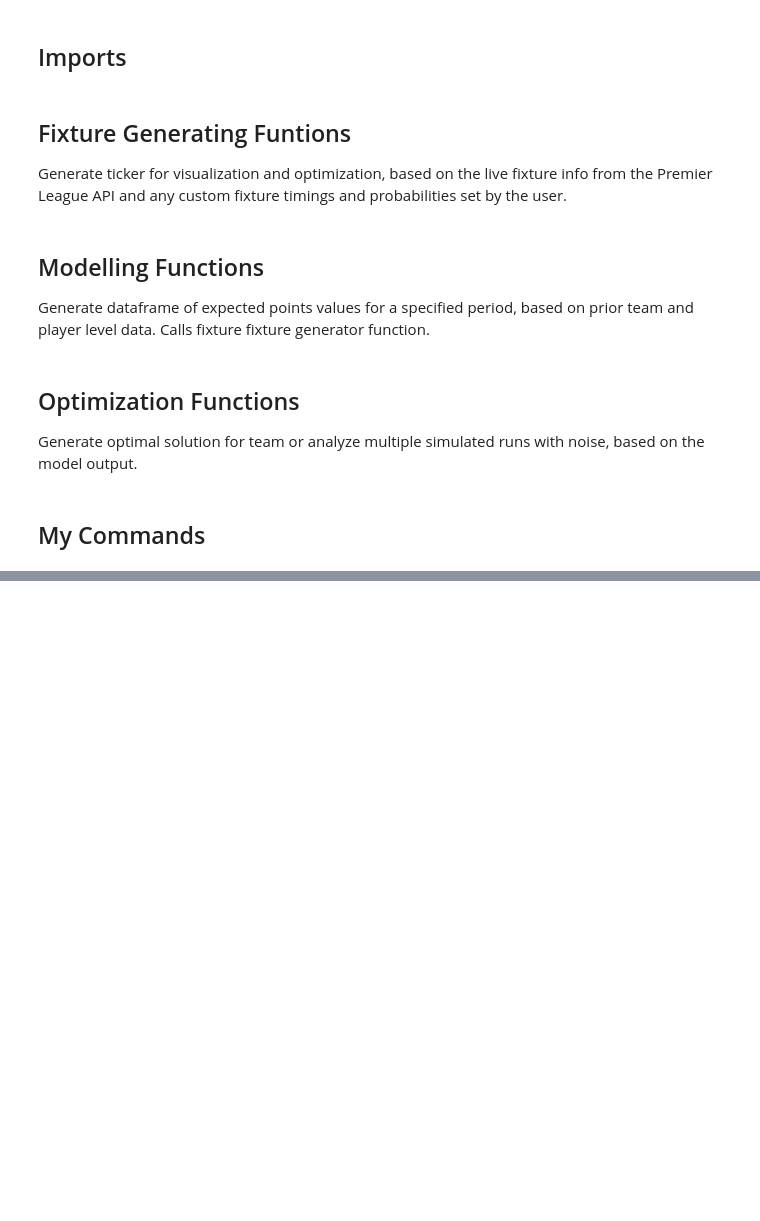
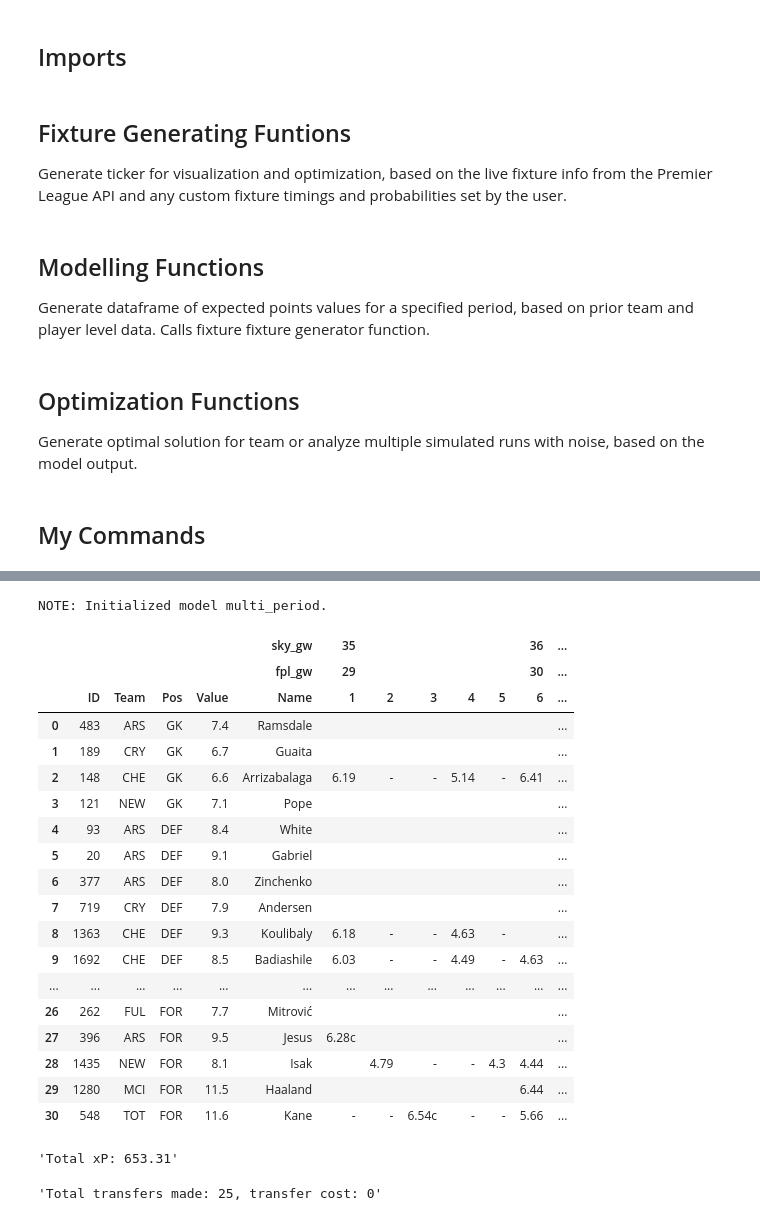
Before and after one commit to SamTroy/SkyFF_Optimization, a Jupyter notebook: notebooks/sky_opt_v1.ipynb, the cells around one changed output, grey strips where cells are left out. Saved outputs shown, nothing was run; the diff lists cells and outputs as text; code cells hidden in the pictures; blank space fills up the shorter version.

```diff
--- a/notebooks/sky_opt_v1.ipynb
+++ b/notebooks/sky_opt_v1.ipynb
@@ -270,7 +270,7 @@ def generate_ticker(gw_range=None, exclude_teams=None, custom_fixtures=None, ext
             md = md_map.loc[md_map['unique_dates']==i,'matchday'].values[0]
             j = str(md)
         md_header.append(j)
-    team_fixtures.columns=[fpl_gw_header, sky_gw_header, md_header, headers]
+    team_fixtures.columns=[sky_gw_header, fpl_gw_header, md_header, headers]
 
 
     formatted_fixtures = team_fixtures.copy()
@@ -414,7 +414,7 @@ def sky_xP_calc(SKY_ID, opp_team, prior_player_data, team_data, xMins, xP_breakd
         xP_breakdown.xP = round(xP_breakdown.xP,2)
     return {'xP': xP, 'xP_breakdown': xP_breakdown}
 
-def generate_model_output(first_md=1, last_md=14, filename_suffix=None, custom_fixtures=None):
+def generate_model_output(first_md=1, last_md=14, filename_suffix=None, custom_fixtures=None, teamsheet_boost=None):
     schedule_name = 'sky_schedule'
     if filename_suffix is not None:
         schedule_name += filename_suffix
@@ -483,6 +483,9 @@ def generate_model_output(first_md=1, last_md=14, filename_suffix=None, custom_f
                     xP = r['xP']
                     if any(c.isdigit() for c in fix_string):
                         xP = xP * int(''.join(filter(str.isdigit, fix_string))) / 100
+                if teamsheet_boost is not None:
+                    if '!' in fix_string:
+                        xP = xP * (1+teamsheet_boost)
             fixture_player_data.loc[p, f'MD_{m}_Pts'] = round(xP, 2)
     skymodel_output = pd.concat([fixture_player_data.loc[:,['SKY ID', 'Name', 'team_name', 'SKY Pos', 'SKY Value']],
                                     fixture_player_data.iloc[:,-(last_md-first_md+1):]],axis = 1)
@@ -599,8 +602,6 @@ def solve_sky_mp(initial_squad, input_data, md_map, next_md=1, last_md=10,
     if force_transfer_out is not None:
         model.add_constraints((squad[force_transfer_out[e][0], force_transfer_out[e][1]] == 0 for e in list(range(len(force_transfer_out)))), name = 'force_transfer_out_players')
         model.add_constraints((squad[force_transfer_out[e][0], force_transfer_out[e][1]-1] == 1 for e in list(range(len(force_transfer_out)))), name = 'force_transfer_out_players_2')
-
-
 
     # Objective
     md_xp = {d: so.expr_sum(points_player_day[p,d] * (squad[p,d] + captain[p,d]) for p in players) for d in matchdays}
@@ -711,7 +712,7 @@ def solve_sky_mp(initial_squad, input_data, md_map, next_md=1, last_md=10,
             k = str(fpl_gw)
         sky_gw_header.append(j)
         fpl_gw_header.append(k)
-    plan_df.columns=[fpl_gw_header, sky_gw_header, columns]
+    plan_df.columns=[sky_gw_header, fpl_gw_header, columns]
 
     transfers_made = int(total_number_of_transfers.get_value())
 
@@ -751,7 +752,6 @@ def solve_sky_mp_noise(initial_squad, input_data, md_map, next_md=1, last_md=10,
     sensitivity_df.loc[:,'1':] = sensitivity_df.loc[:,'1':] * 100 / nsims
     sensitivity_df.loc[:,'1':] = sensitivity_df.loc[:,'1':].astype(int)
 
-
     # Sort the dataframe by initial team and position
     sensitivity_df['max_ocuurences'] = 0
     sensitivity_df['init_team'] = 0
@@ -788,7 +788,7 @@ def solve_sky_mp_noise(initial_squad, input_data, md_map, next_md=1, last_md=10,
             k = str(fpl_gw)
         sky_gw_header.append(j)
         fpl_gw_header.append(k)
-    sensitivity_df.columns=[fpl_gw_header, sky_gw_header, columns]
+    sensitivity_df.columns=[sky_gw_header, fpl_gw_header, columns]
 
     sens = sensitivity_df.style.background_gradient(cmap="RdPu", subset=sensitivity_df.columns[5:]).format(precision=1)
     # sens.set_properties(**{'text-align': 'left'})
@@ -815,7 +815,7 @@ df.loc[len(df)] = ['MCI', 'WHU', ['2023-05-02'], [1]]
 df.loc[len(df)] = ['LIV', 'FUL', ['2023-05-02'], [1]]
 
 # Generate fixture ticker and player EV
-r = generate_model_output(first_md=1, last_md='2023-05-28', filename_suffix=None, custom_fixtures=df)
+r = generate_model_output(first_md=1, last_md='2023-04-31', filename_suffix=None, custom_fixtures=None, teamsheet_boost=0.05)
 md_map = r['md_map']
 display(r['formatted_fixtures'])
 display(r['skymodel_output'].sort_values(by=['Total_Pts'], ascending=False).head(20))
@@ -839,3 +900,40 @@ display(r1['plan'], f"Total xP: {r1['total_xp']}", f"Total transfers made: {r1['
+# %%
+skymodel_output = pd.read_csv('../data/skymodel_output.csv').set_index('SKY ID').fillna(0)
+
+# Sky IDs of all players to include in the initial squad
+team = []
+transfer_cost = 0
+exclusions = None
+
+# Generate optimal solution
+r1 = solve_sky_mp(initial_squad=team, input_data=skymodel_output, md_map=md_map, next_md=1, last_md='2023-04-31',
+                 ta_tot=30, ta_gw=5, objective='decay', decay_base=1, transfer_cost=transfer_cost,
+                 exclusions=exclusions, keeps=None, force_transfer_in=None, force_transfer_out=None, no_transfer_mds=None,
+                 apply_noise=False)
+display(r1['plan'], f"Total xP: {r1['total_xp']}", f"Total transfers made: {r1['transfers_made']}, transfer cost: {transfer_cost}")
+# %% [output]
+NOTE: Initialized model multi_period.
+|  |  |  |  |  | sky_gw | 35 |  |  |  |  | 36 | ... |
+|  |  |  |  |  | fpl_gw | 29 |  |  |  |  | 30 | ... |
+|  | ID | Team | Pos | Value | Name | 1 | 2 | 3 | 4 | 5 | 6 | ... |
+| 0 | 483 | ARS | GK | 7.4 | Ramsdale |  |  |  |  |  |  | ... |
+| 1 | 189 | CRY | GK | 6.7 | Guaita |  |  |  |  |  |  | ... |
+| 2 | 148 | CHE | GK | 6.6 | Arrizabalaga | 6.19 | - | - | 5.14 | - | 6.41 | ... |
+| 3 | 121 | NEW | GK | 7.1 | Pope |  |  |  |  |  |  | ... |
+| 4 | 93 | ARS | DEF | 8.4 | White |  |  |  |  |  |  | ... |
+| 5 | 20 | ARS | DEF | 9.1 | Gabriel |  |  |  |  |  |  | ... |
+| 6 | 377 | ARS | DEF | 8.0 | Zinchenko |  |  |  |  |  |  | ... |
+| 7 | 719 | CRY | DEF | 7.9 | Andersen |  |  |  |  |  |  | ... |
+| 8 | 1363 | CHE | DEF | 9.3 | Koulibaly | 6.18 | - | - | 4.63 | - |  | ... |
+| 9 | 1692 | CHE | DEF | 8.5 | Badiashile | 6.03 | - | - | 4.49 | - | 4.63 | ... |
+| ... | ... | ... | ... | ... | ... | ... | ... | ... | ... | ... | ... | ... |
+| 26 | 262 | FUL | FOR | 7.7 | Mitrović |  |  |  |  |  |  | ... |
+| 27 | 396 | ARS | FOR | 9.5 | Jesus | 6.28c |  |  |  |  |  | ... |
+| 28 | 1435 | NEW | FOR | 8.1 | Isak |  | 4.79 | - | - | 4.3 | 4.44 | ... |
+| 29 | 1280 | MCI | FOR | 11.5 | Haaland |  |  |  |  |  | 6.44 | ... |
+| 30 | 548 | TOT | FOR | 11.6 | Kane | - | - | 6.54c | - | - | 5.66 | ... |
+'Total xP: 653.31'
+'Total transfers made: 25, transfer cost: 0'
 # %%
 ## Solving with noise
 
```
Also changed, not shown: parts of 3 cells of this notebook.
